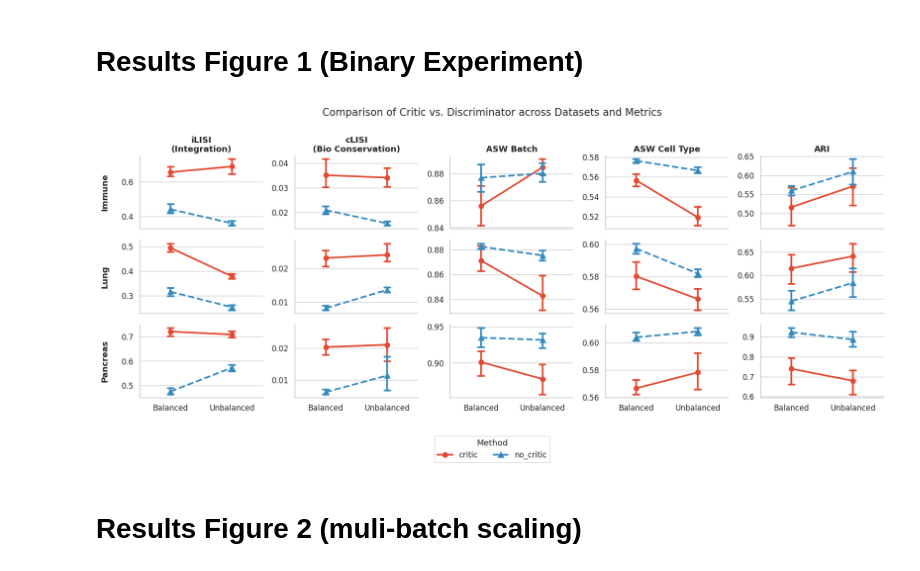
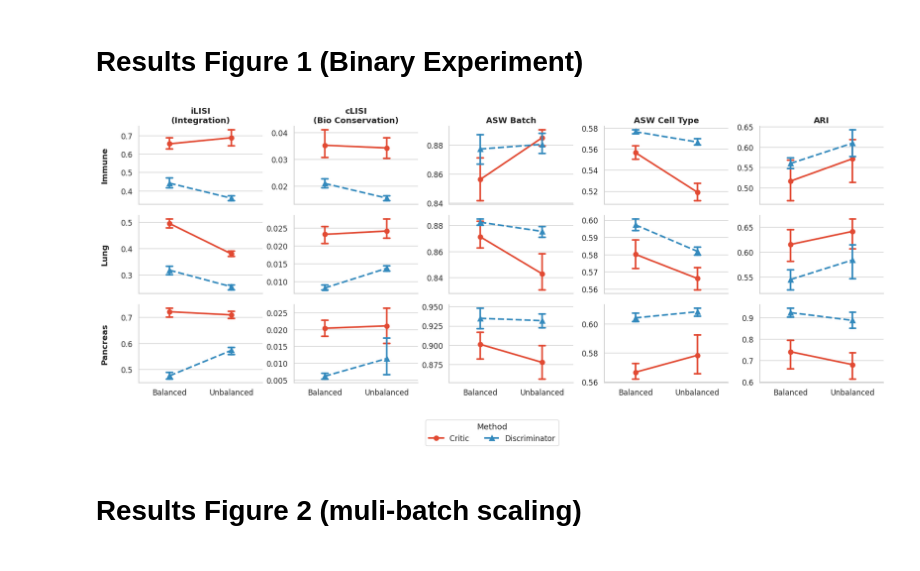
Before and after one commit to kreid415/wasserstein-critic-deconfounding, a Jupyter notebook: notebooks/results_2.ipynb, the cells around one changed output. Saved outputs shown, nothing was run; the diff lists cells and outputs as text; code cells hidden in the pictures.

Commit message:
figure improvements

```diff
--- a/notebooks/results_2.ipynb
+++ b/notebooks/results_2.ipynb
@@ -4,16 +4,10 @@
 import pandas as pd
 import seaborn as sns
 import matplotlib.pyplot as plt
-from wcd_vae.data import prep_data
 import os
 
-# --- 1. Data Preparation (Loading Real Data) ---
-
-# Define the root path where your 'scripts' folder is located.
-# Assuming you run this from the project root (where 'scripts' is a subdirectory):
+# --- 1. Data Preparation ---
 base_dir = "/workspaces/wasserstein-critic-deconfounding/scripts/binary_experiments"
-
-# Define the structure of your experiments
 conditions = ["balanced", "unbalanced"]
 datasets = ["immune", "lung", "pancreas"]
 
@@ -21,34 +15,30 @@ data_frames = []
 
 for cond in conditions:
     for ds in datasets:
-        # Construct the file path based on your directory structure
-        # Example: ./scripts/binary_experiments/unbalanced/immune_final_best_results.csv
         file_path = os.path.join(base_dir, cond, f"{ds}_final_best_results.csv")
 
         if os.path.exists(file_path):
             try:
-                # Read the CSV file
                 df = pd.read_csv(file_path)
-
-                # Add the metadata columns that aren't in the CSV
-                df['dataset'] = ds.capitalize()    # 'immune' -> 'Immune'
-                df['condition'] = cond.capitalize() # 'balanced' -> 'Balanced'
-
+                df['dataset'] = ds.capitalize()
+                df['condition'] = cond.capitalize()
                 data_frames.append(df)
             except Exception as e:
                 print(f"Error reading {file_path}: {e}")
-        else:
-            print(f"Warning: File not found at {file_path}")
 
 if not data_frames:
-    raise FileNotFoundError("No result files were found. Please check the 'base_dir' path.")
+    raise FileNotFoundError("No result files were found.")
 
-# Combine all loaded data into one DataFrame
 combined_df = pd.concat(data_frames, ignore_index=True)
 
-# --- 2. Transform Data for Plotting ---
+# --- UPDATE: Rename Methods for Legend ---
+# This ensures the legend uses "Critic" and "Discriminator" naturally
+combined_df['method'] = combined_df['method'].map({
+    'critic': 'Critic',
+    'no_critic': 'Discriminator'
+})
 
-# Melt the DataFrame to long format for Seaborn
+# --- 2. Transform Data ---
 long_df = combined_df.melt(
     id_vars=['dataset', 'condition', 'method', 'fold'],
     value_vars=['ilisi', 'clisi', 'asw_batch', 'asw_celltype', 'ari'],
@@ -56,7 +46,6 @@ long_df = combined_df.melt(
     value_name='score'
 )
 
-# Rename metrics for cleaner plot labels
 metric_renames = {
     'ilisi': 'iLISI\n(Integration)',
     'clisi': 'cLISI\n(Bio Conservation)',
@@ -66,8 +55,7 @@ metric_renames = {
 }
 long_df['metric_type'] = long_df['metric_type'].map(metric_renames)
 
-# --- 3. Create the Visualization ---
-
+# --- 3. Plotting ---
 sns.set_theme(style="whitegrid", font_scale=1.1)
 
 g = sns.catplot(
@@ -79,58 +67,45 @@ g = sns.catplot(
     row="dataset",
     kind="point",
     errorbar=("ci", 95),
-    palette={"critic": "#E24A33", "no_critic": "#348ABD"},
+    # Update palette to match new names
+    palette={"Critic": "#E24A33", "Discriminator": "#348ABD"},
     height=2.5,
     aspect=1.3,
     sharey=False,
     sharex=True,
     markers=["o", "^"],
     linestyles=["-", "--"],
     capsize=0.1,
     margin_titles=False
 )
 
-# --- 4. Customizing Labels and Titles ---
-
-# A. Clear default axis labels
+# --- 4. Customization ---
 g.set_axis_labels("", "")
-
-# B. Clear auto-generated titles
 g.set_titles(row_template="", col_template="")
 
-# C. Manual Axis Manipulation Loop
 for i, row_axes in enumerate(g.axes):
     for j, ax in enumerate(row_axes):
-
-        # --- Handle Row Labels (Dataset Names) on far left Y-axis ---
         if j == 0:
-             # This uses the row_names derived from the 'dataset' column
              ax.set_ylabel(g.row_names[i], fontweight='bold', fontsize=13, labelpad=20)
-
-        # --- Handle Column Titles (Metric Names) ---
         if i == 0:
-            # TOP ROW: Set title manually using the clean list from seaborn
-            clean_title = g.col_names[j]
-            ax.set_title(clean_title, fontweight='bold')
+            ax.set_title(g.col_names[j], fontweight='bold')
         else:
-            # NOT TOP ROW: Ensure title is empty
             ax.set_title("")
 
-# --- 5. Final Polish ---
+# --- 5. Final Layout & Saving ---
 
-g.fig.suptitle("Comparison of Critic vs. Discriminator across Datasets and Metrics", y=1.0, fontsize=16)
-
-# Move legend down
+# Move legend to the bottom center
 sns.move_legend(g, "upper center", bbox_to_anchor=(0.5, 0.05), ncol=2, title="Method", frameon=True)
 
+# Adjust spacing
 plt.tight_layout()
 plt.subplots_adjust(bottom=0.15)
 
-plt.savefig("binary_experiment_comparison.png", dpi=300)
+plt.savefig("binary_experiment_comparison.png", dpi=300, bbox_inches='tight')
 
 plt.show()
 # %% [output]
-[figure, old version]
+[figure, new version]
 # %% [markdown]
 # Results Figure 2 (muli-batch scaling)
 # %%
```
Also changed, not shown: parts of 7 cells of this notebook.
